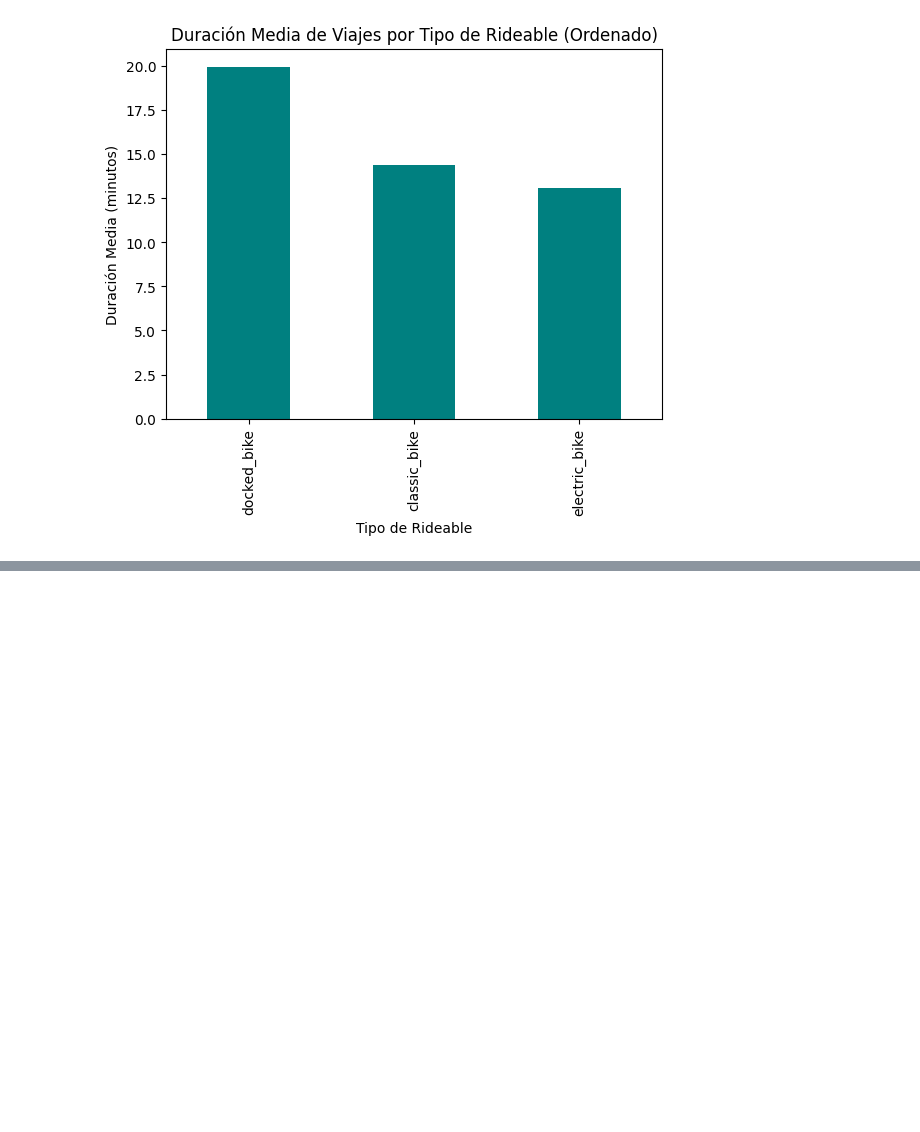
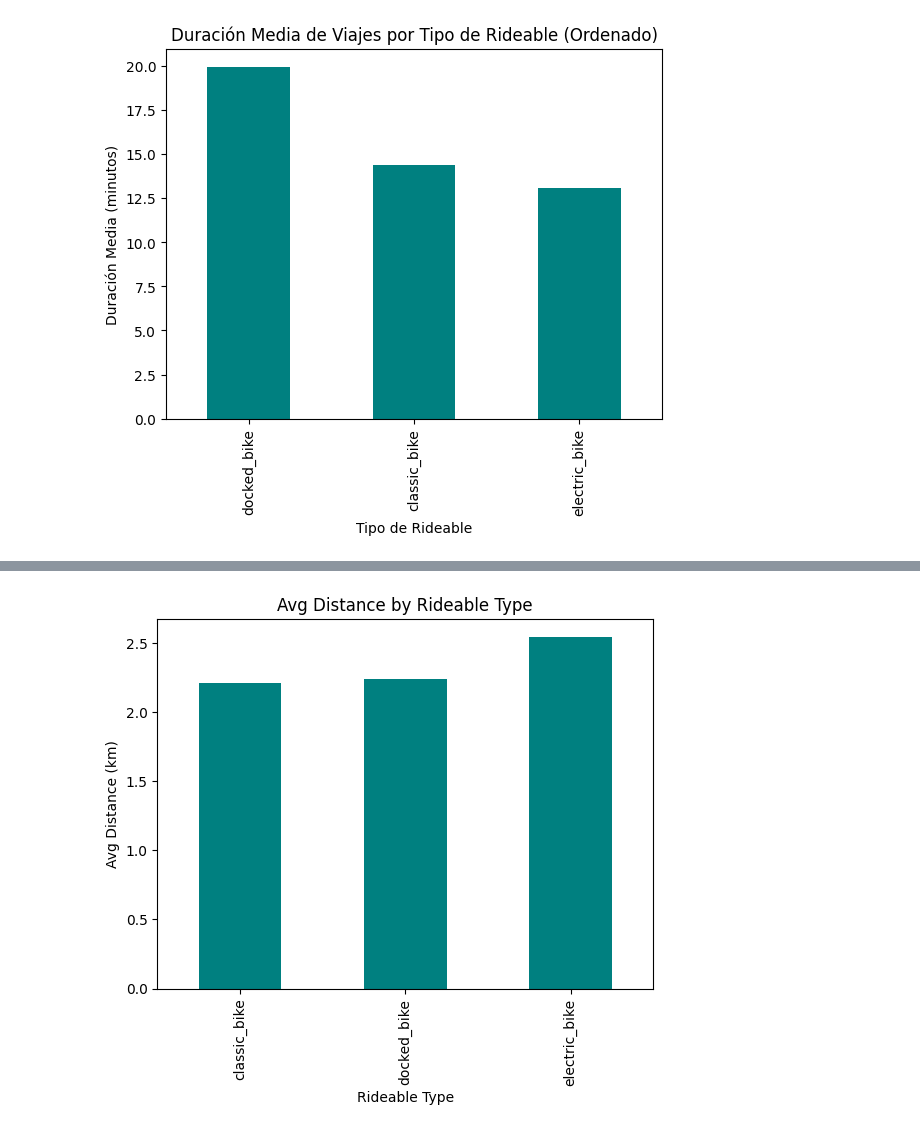
Before and after one commit to FedeDipa91/BikeSharing, a Jupyter notebook: rides2022_analysis.ipynb, the cells around one changed output, grey strips where cells are left out. Saved outputs shown, nothing was run; the diff lists cells and outputs as text; code cells hidden in the pictures; blank space fills up the shorter version.

```diff
--- a/rides2022_analysis.ipynb
+++ b/rides2022_analysis.ipynb
@@ -445,2 +452,17 @@ plt.show()
+# %%
+# Fusionar df_rides_filtered_iqr con df_rideable_type en 'rideable_id'
+combined_df_rideable = pd.merge(df_rides_filtered_iqr, df_rideable_type, on='rideable_id')
+
+# Agrupar por 'rideable_type' y calcular la distancia recorrida promedio
+average_distances_rideable = combined_df_rideable.groupby('rideable_type')['distance_km'].mean()
+
+# Graficar la distancia recorrida promedio por tipo de rideable
+average_distances_rideable.plot(kind='bar', color='teal')
+plt.title('Avg Distance by Rideable Type')
+plt.xlabel('Rideable Type')
+plt.ylabel('Avg Distance (km)')
+plt.show()
+# %% [output]
+[figure, added]
 # %%
 # connection_string.close()
```
Also changed, not shown: parts of 12 cells of this notebook.
